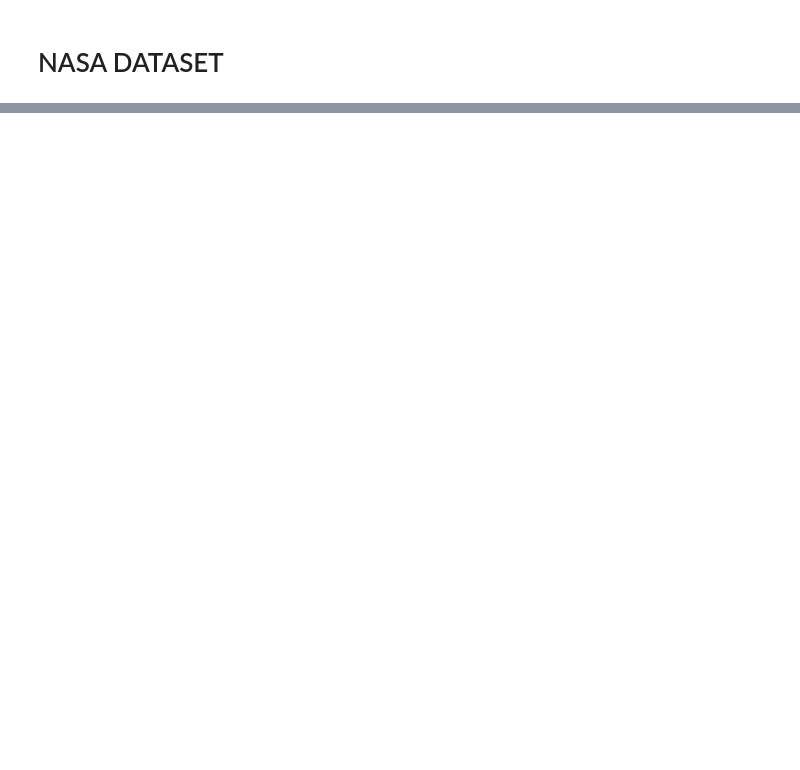
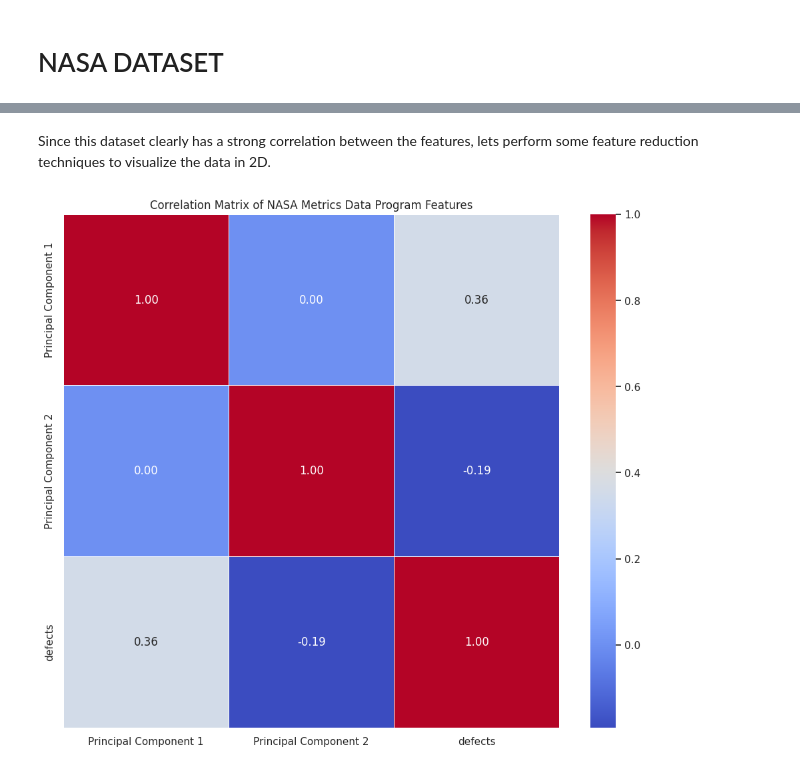
Before and after one commit to Evans2424/IACEC_Project_Model_Performance_Analysis, a Jupyter notebook: IACEC_TestNotebook.ipynb, the cells around one changed output, grey strips where cells are left out. Cells and saved outputs as stored; diff of their text form; code cells hidden in the pictures; blank space fills up the shorter version.

```diff
--- a/IACEC_TestNotebook.ipynb
+++ b/IACEC_TestNotebook.ipynb
@@ -314,0 +179,28 @@ Roc area: 0.50
+# %% [markdown]
+Since this dataset clearly has a strong correlation between the features, lets perform some feature reduction techniques to visualize the data in 2D.
+# %%
+from sklearn.decomposition import PCA
+
+# Standardize the data before applying PCA
+features = nasa_df.drop(columns=['defects'])
+features_standardized = StandardScaler().fit_transform(features)
+
+# Apply PCA
+pca = PCA(n_components=2)
+principal_components = pca.fit_transform(features_standardized)
+
+# Create a DataFrame with the principal components
+pca_df = pd.DataFrame(data=principal_components, columns=['Principal Component 1', 'Principal Component 2'])
+pca_df['defects'] = nasa_df['defects'].values
+
+nasa_df = pca_df
+
+correlation_matrix = nasa_df.corr()
+
+# Plot the heatmap
+plt.figure(figsize=(12, 10))
+sns.heatmap(correlation_matrix, annot=True, cmap='coolwarm', fmt='.2f', linewidths=0.5)
+plt.title('Correlation Matrix of NASA Metrics Data Program Features')
+plt.show()
+# %% [output]
+[figure, added]
```
Also changed, not shown: parts of 25 cells of this notebook, 6 other files.
